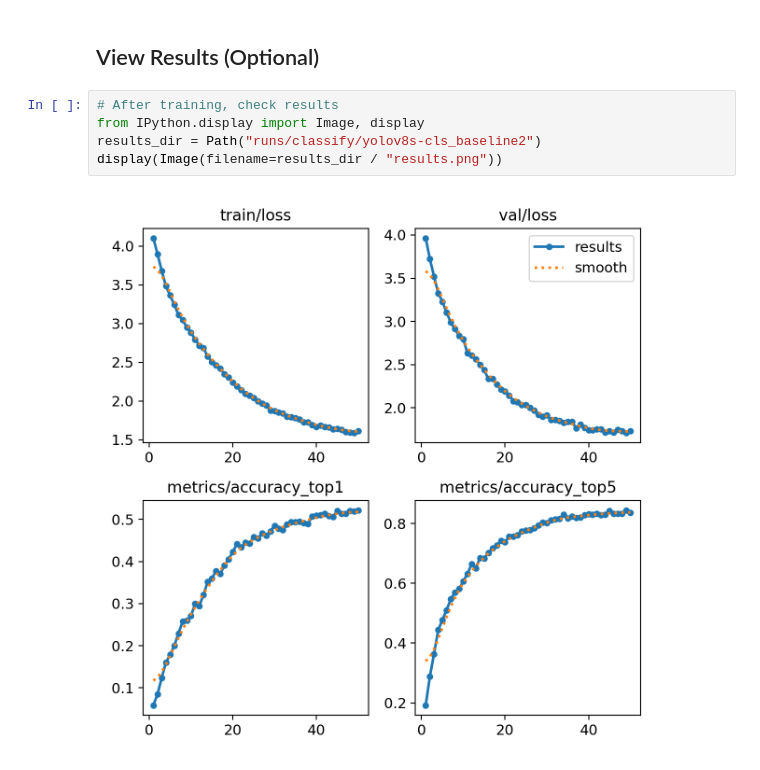
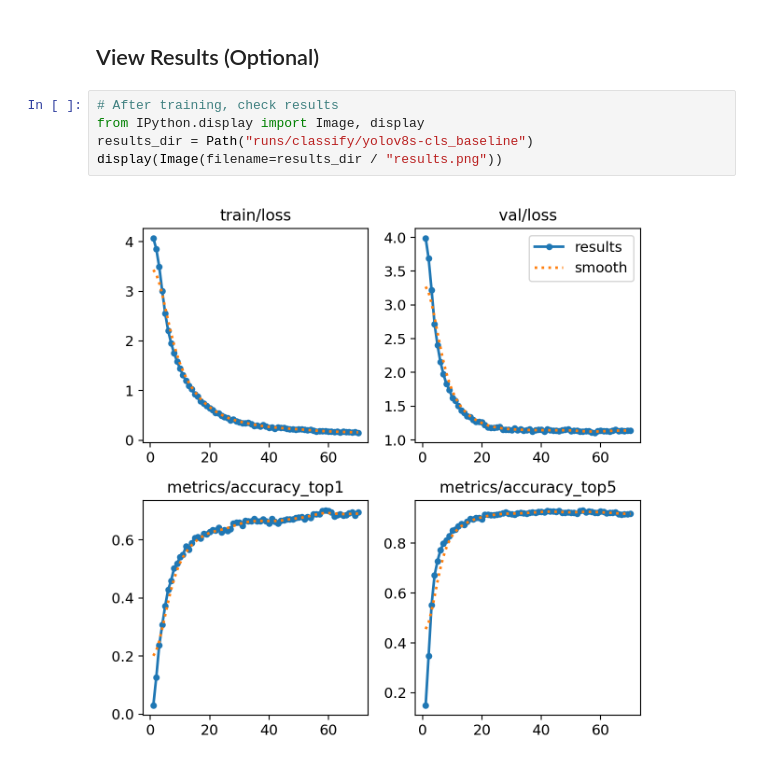
Before and after one commit to Fazlibeqir/Timski-Proekt, a Jupyter notebook: train_v1_baseline.ipynb, the cells around one changed output. Saved outputs shown, nothing was run; the diff lists cells and outputs as text.

```diff
--- a/train_v1_baseline.ipynb
+++ b/train_v1_baseline.ipynb
@@ -117,10 +121,10 @@ Starting training for 10 epochs...
 # %%
 # After training, check results
 from IPython.display import Image, display
-results_dir = Path("runs/classify/yolov8s-cls_baseline2")
+results_dir = Path("runs/classify/yolov8s-cls_baseline")
 display(Image(filename=results_dir / "results.png"))
 # %% [output]
-[figure, old version]
+[figure, new version]
 # %%
 display(Image(filename=results_dir / "confusion_matrix.png"))
 # %% [output]
```
Also changed, not shown: parts of 4 cells of this notebook.
